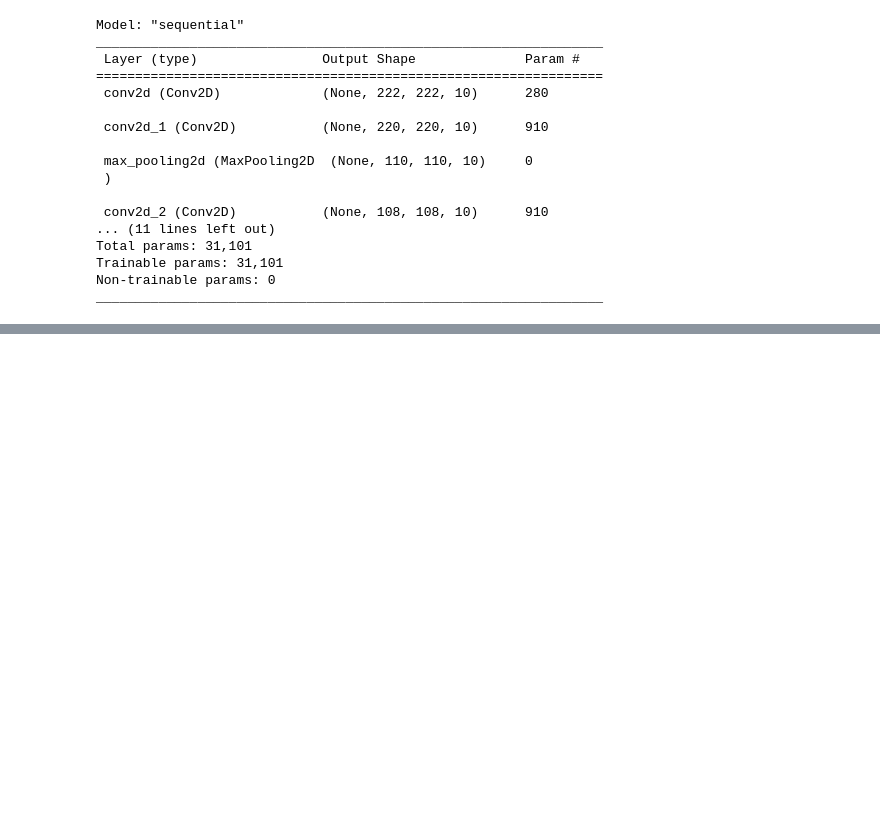
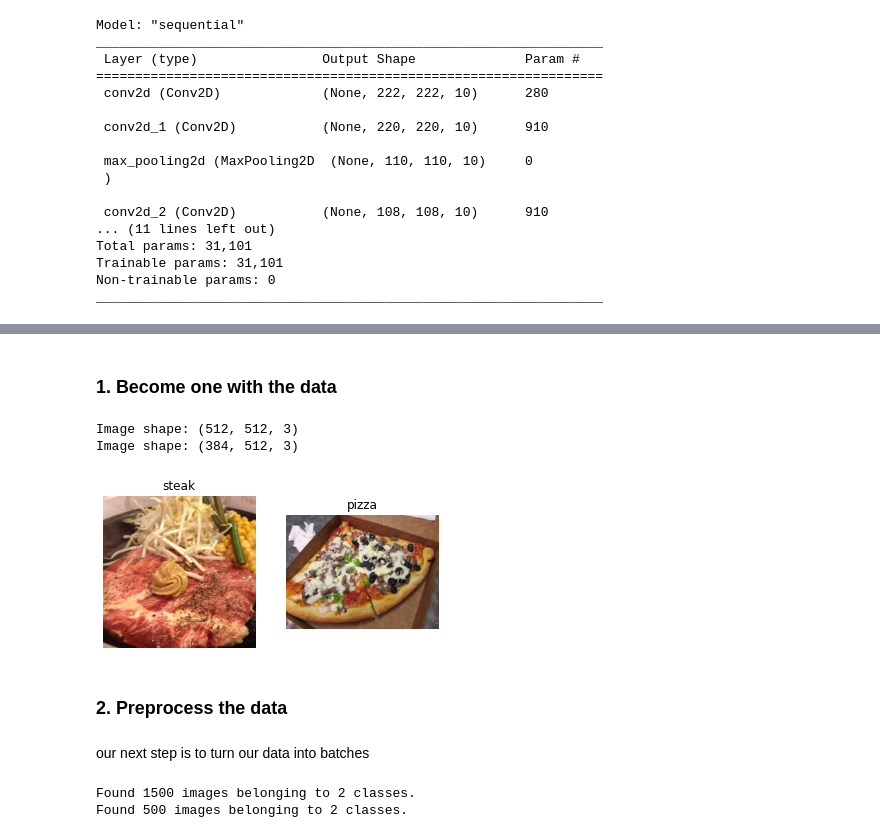
Before and after one commit to Muhammad-Zohair-Baig/Computer-Vision-Using-TensorFlow, a Jupyter notebook: 03_introduction_to_computer_vision_using_tensorflow.ipynb, the cells around one changed output, grey strips where cells are left out. Cells and saved outputs as stored; diff of their text form; code cells hidden in the pictures; blank space fills up the shorter version.

```diff
--- a/03_introduction_to_computer_vision_using_tensorflow.ipynb
+++ b/03_introduction_to_computer_vision_using_tensorflow.ipynb
@@ -261,0 +394,15 @@ _________________________________________________________________
+# %% [markdown]
+### 1. Become one with the data
+# %%
+# Visualize the data
+plt.figure()
+plt.subplot(1,2,1)
+steak_img = view_random_image("pizza_steak/train/","steak")
+plt.subplot(1,2,2)
+pizza_img = view_random_image("pizza_steak/train/","pizza")
+# %% [output]
+Image shape: (512, 512, 3)
+Image shape: (384, 512, 3)
+[figure, added]
+# %% [markdown]
+### 2. Preprocess the data
@@ -261,0 +413,2 @@ _________________________________________________________________
+# %% [markdown]
+our next step is to turn our data into batches
@@ -261,0 +420,13 @@ _________________________________________________________________
+# %%
+# Load in our image data from directories and convert it into batches
+train_data = train_datagen.flow_from_directory(directory = train_dir, # target dir
+                                               target_size = (224,224), #target shape
+                                               class_mode = "binary", # type of data
+                                               batch_size = 32) # size of minibatches
+test_data = test_datagen.flow_from_directory(directory = test_dir,
+                                               target_size = (224,224),
+                                               class_mode = "binary",
+                                               batch_size = 32)
+# %% [output]
+Found 1500 images belonging to 2 classes.
+Found 500 images belonging to 2 classes.
```
Also changed, not shown: parts of 45 cells of this notebook.
